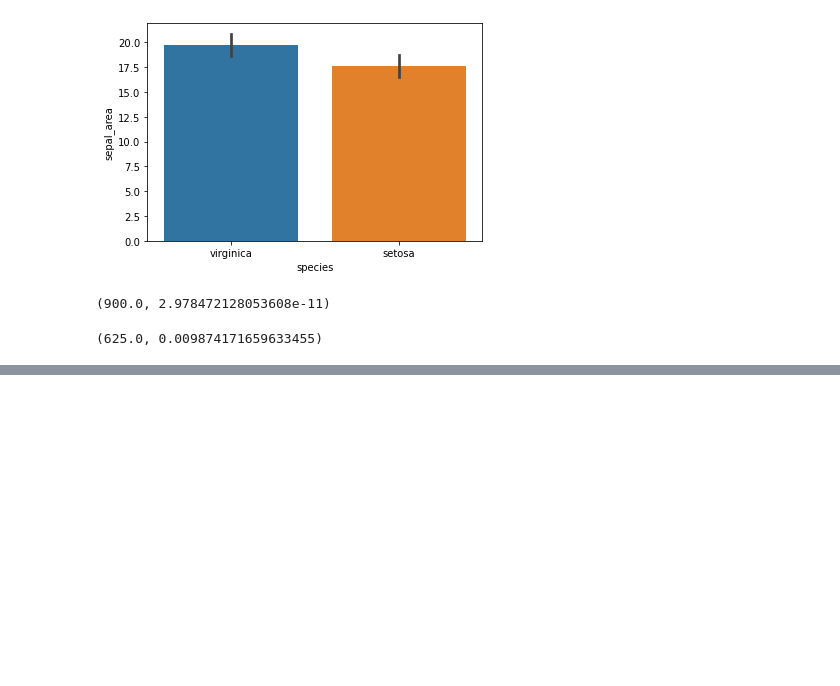
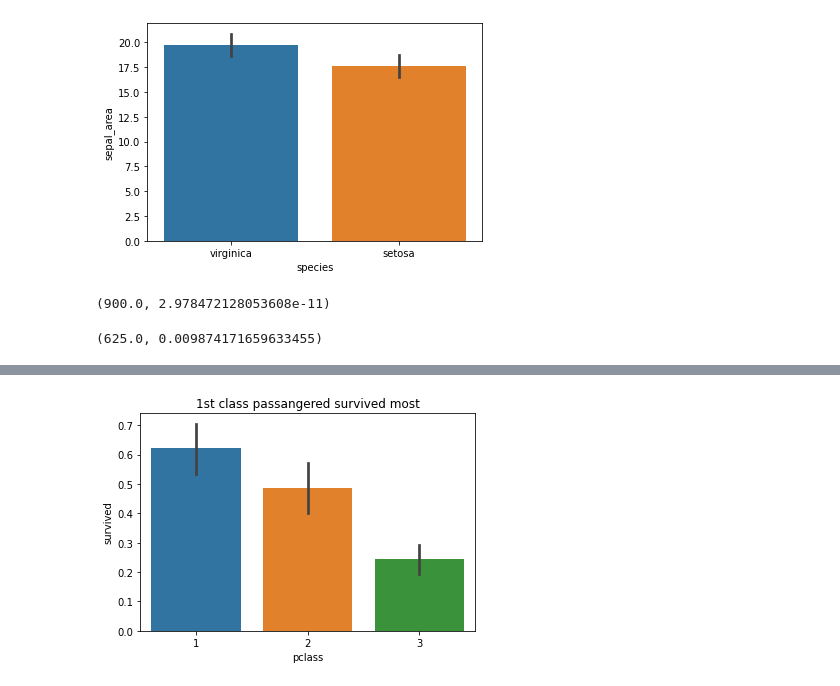
Before and after one commit to rajeshlamichhane04/classification_exercises, a Jupyter notebook: classification-exercises.ipynb, the cells around one changed output, grey strips where cells are left out. Saved outputs shown, nothing was run; the diff lists cells and outputs as text; code cells hidden in the pictures; blank space fills up the shorter version.

```diff
--- a/classification-exercises.ipynb
+++ b/classification-exercises.ipynb
@@ -1321,0 +1357,6 @@ t,p
+# %%
+plt.title("1st class passangered survived most")
+sns.barplot(x = train.pclass, y =train.survived)
+plt.show()
+# %% [output]
+[figure, added]
```
Also changed, not shown: parts of 49 cells of this notebook.
